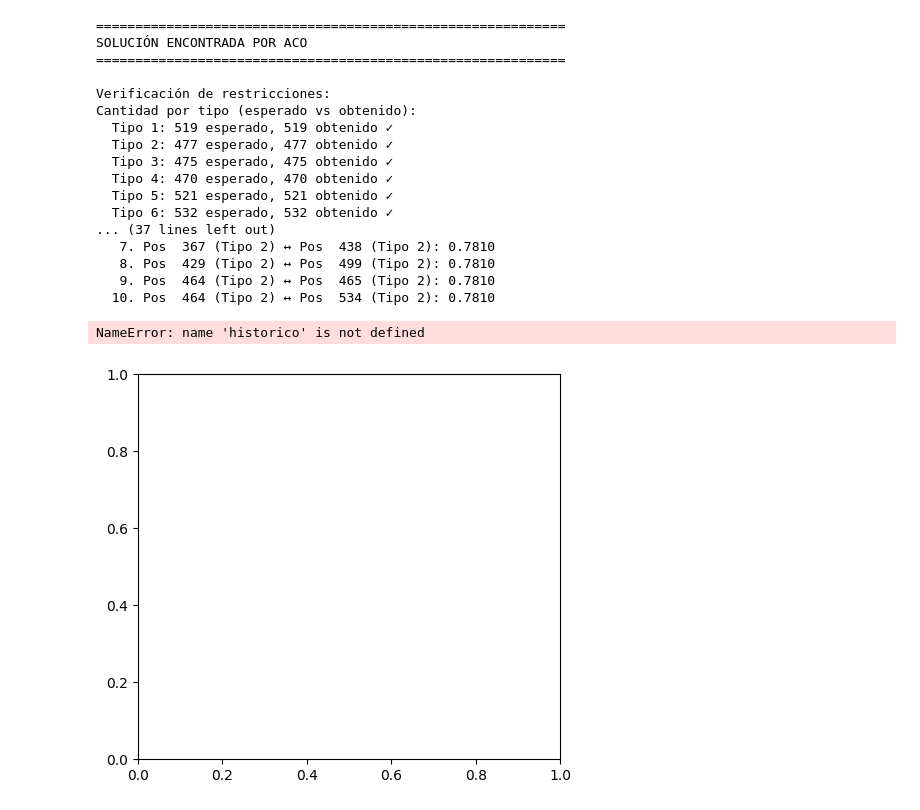
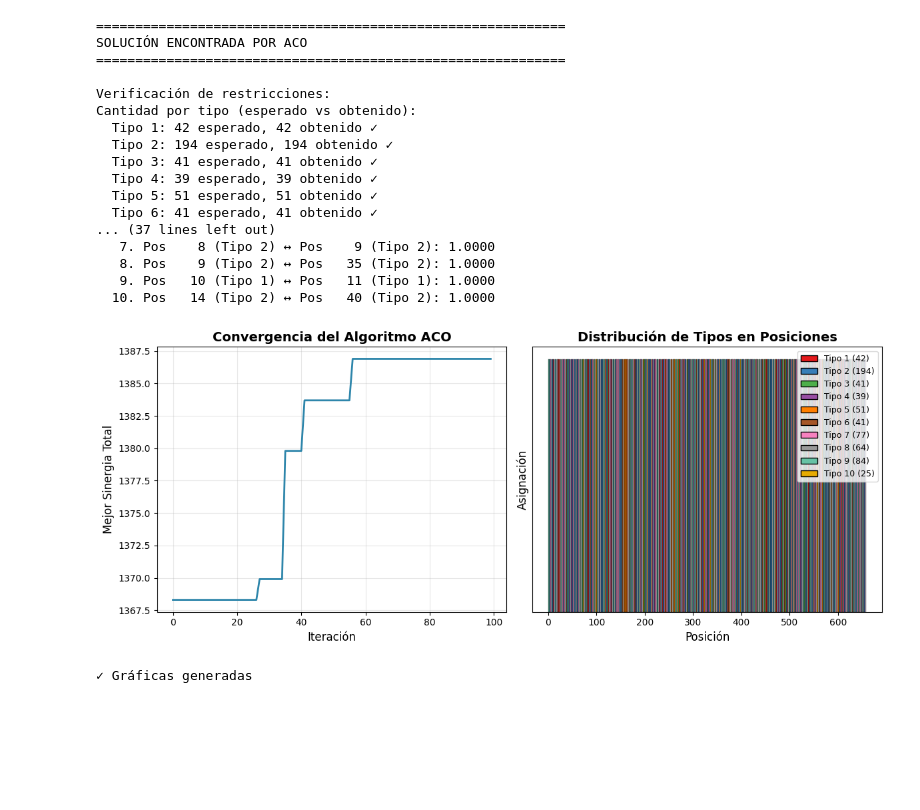
Before and after one commit to ReneCumplidoF/reto_opti, a Jupyter notebook: algoritmo_hormigas.ipynb, the cells around one changed output. Drawn from its saved outputs; the diff is of its cells as text; code cells hidden in the pictures; blank space fills up the shorter version.

```diff
--- a/algoritmo_hormigas.ipynb
+++ b/algoritmo_hormigas.ipynb
@@ -527,7 +644,8 @@ for j in range(n_nodos):
 
 print("\nVerificación de restricciones:")
 print(f"Cantidad por tipo (esperado vs obtenido):")
-cantidad_esperada = matriz_plantas.sum(axis=0)
+# Esperado ahora son los conteos fijos derivados del CSV y reescalados
+cantidad_esperada = plantas_existentes_por_tipo
 for i in range(n_tipos):
     status = "✓" if conteo_por_tipo[i] == cantidad_esperada[i] else "✗"
     print(f"  Tipo {i+1}: {cantidad_esperada[i]} esperado, {conteo_por_tipo[i]} obtenido {status}")
@@ -539,7 +657,7 @@ for j in range(min(20, n_nodos)):
     print(f"  Posición {j+1:2d} → Tipo {tipo}")
 
 # Calcular sinergia detallada
-print(f"\nSinergia total: {mejor_costo:.4f}")
+print(f"\nSinergia total máxima: {-mejor_costo:.4f}")
 
 # Desglose de sinergias por arista
 print("\nDesglose de sinergias (solo aristas con sinergia > 0):")
@@ -564,53 +682,62 @@ SOLUCIÓN ENCONTRADA POR ACO
 
 Verificación de restricciones:
 Cantidad por tipo (esperado vs obtenido):
-  Tipo 1: 519 esperado, 519 obtenido ✓
-  Tipo 2: 477 esperado, 477 obtenido ✓
-  Tipo 3: 475 esperado, 475 obtenido ✓
-  Tipo 4: 470 esperado, 470 obtenido ✓
-  Tipo 5: 521 esperado, 521 obtenido ✓
-  Tipo 6: 532 esperado, 532 obtenido ✓
+  Tipo 1: 42 esperado, 42 obtenido ✓
+  Tipo 2: 194 esperado, 194 obtenido ✓
+  Tipo 3: 41 esperado, 41 obtenido ✓
+  Tipo 4: 39 esperado, 39 obtenido ✓
+  Tipo 5: 51 esperado, 51 obtenido ✓
+  Tipo 6: 41 esperado, 41 obtenido ✓
 ... (37 lines left out)
-   7. Pos  367 (Tipo 2) ↔ Pos  438 (Tipo 2): 0.7810
-   8. Pos  429 (Tipo 2) ↔ Pos  499 (Tipo 2): 0.7810
-   9. Pos  464 (Tipo 2) ↔ Pos  465 (Tipo 2): 0.7810
-  10. Pos  464 (Tipo 2) ↔ Pos  534 (Tipo 2): 0.7810
+   7. Pos    8 (Tipo 2) ↔ Pos    9 (Tipo 2): 1.0000
+   8. Pos    9 (Tipo 2) ↔ Pos   35 (Tipo 2): 1.0000
+   9. Pos   10 (Tipo 1) ↔ Pos   11 (Tipo 1): 1.0000
+  10. Pos   14 (Tipo 2) ↔ Pos   40 (Tipo 2): 1.0000
 # %%
 import matplotlib.pyplot as plt
 
-# Gráfica de convergencia
+# Gráfica de convergencia y distribución final
 plt.figure(figsize=(12, 5))
 
-# Subplot 1: Evolución del mejor fitness
+# Subplot 1: Evolución del mejor fitness (usar historial_costos)
 plt.subplot(1, 2, 1)
-plt.plot(historico, linewidth=2, color='#2E86AB')
+plt.plot([-c for c in historial_costos], linewidth=2, color='#2E86AB')  # mostrar sinergia (valor positivo)
 plt.xlabel('Iteración', fontsize=12)
-plt.ylabel('Mejor Fitness (Sinergia Total)', fontsize=12)
+plt.ylabel('Mejor Sinergia Total', fontsize=12)
 plt.title('Convergencia del Algoritmo ACO', fontsize=14, fontweight='bold')
 plt.grid(True, alpha=0.3)
 plt.tight_layout()
 
 # Subplot 2: Distribución de tipos por posición
 plt.subplot(1, 2, 2)
-posiciones = np.arange(1, n_posiciones + 1)
-colores = ['#E63946', '#F1FAEE', '#A8DADC', '#457B9D', '#1D3557']
-tipo_colores = [colores[mejor_solucion[j]] for j in range(n_posiciones)]
+posiciones = np.arange(1, n_nodos + 1)
+# Paleta de 10 colores para los 10 tipos (ajustable si n_tipos != 10)
+colores = ['#E41A1C', '#377EB8', '#4DAF4A', '#984EA3', '#FF7F00', '#A65628', '#F781BF', '#999999', '#66C2A5', '#E6AB02']
+# Asegurar que haya suficientes colores
+if len(colores) < n_tipos:
+    # extender con un ciclo de colores
+    while len(colores) < n_tipos:
+        colores += colores
+    colores = colores[:n_tipos]
 
-plt.bar(posiciones, [1]*n_posiciones, color=tipo_colores, edgecolor='black', linewidth=0.5)
+mejor_solucion_vector = np.argmax(mejor_asignacion, axis=1)
+tipo_colores = [colores[mejor_solucion_vector[j]] for j in range(n_nodos)]
+
+plt.bar(posiciones, [1]*n_nodos, color=tipo_colores, edgecolor='black', linewidth=0.2)
 plt.xlabel('Posición', fontsize=12)
 plt.ylabel('Asignación', fontsize=12)
 plt.title('Distribución de Tipos en Posiciones', fontsize=14, fontweight='bold')
 plt.yticks([])
 
 # Leyenda
 from matplotlib.patches import Patch
-legend_elements = [Patch(facecolor=colores[i], edgecolor='black', label=f'Tipo {i+1}') for i in range(n_tipos)]
+legend_elements = [Patch(facecolor=colores[i], edgecolor='black', label=f'Tipo {i+1} ({plantas_existentes_por_tipo[i]})') for i in range(n_tipos)]
 plt.legend(handles=legend_elements, loc='upper right', fontsize=9)
 
 plt.tight_layout()
 plt.show()
 
 print("\n✓ Gráficas generadas")
 # %% [output]
+[figure, new version]
-NameError: name 'historico' is not defined
+✓ Gráficas generadas
-[figure, old version]
```
Also changed, not shown: parts of 2 cells of this notebook, 16 other files.
